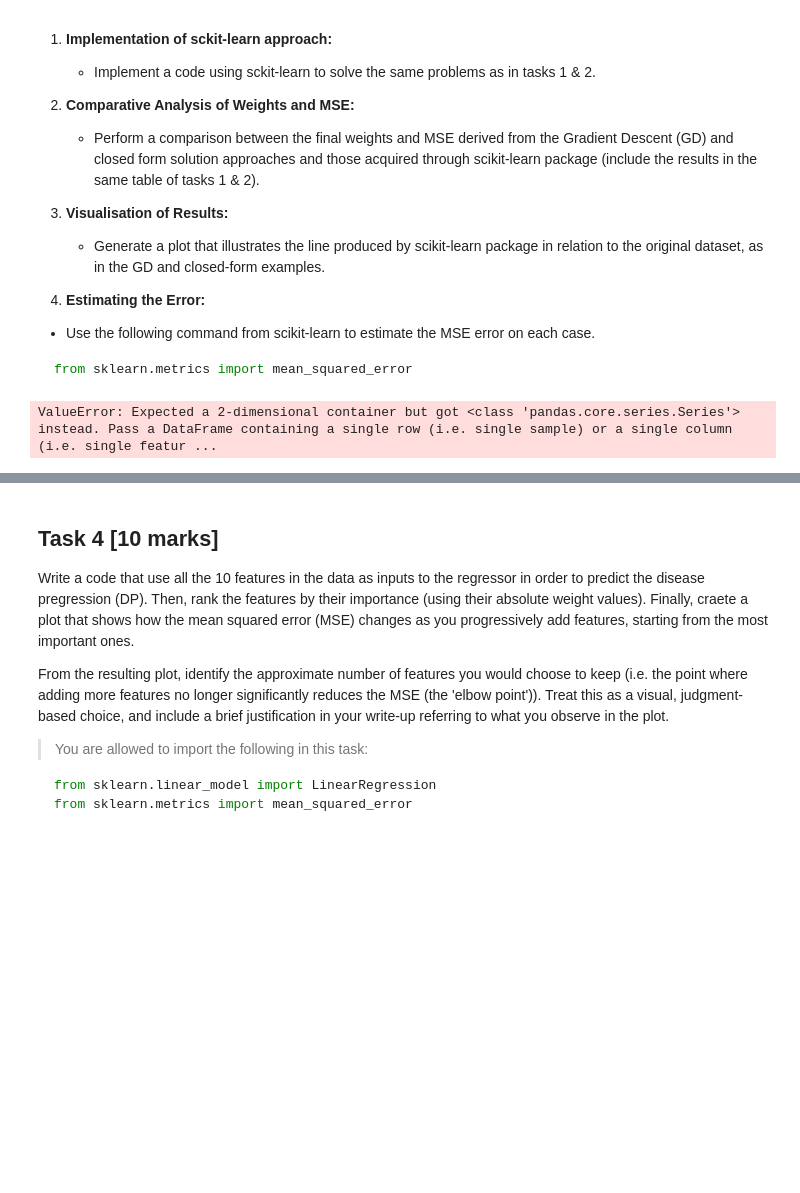
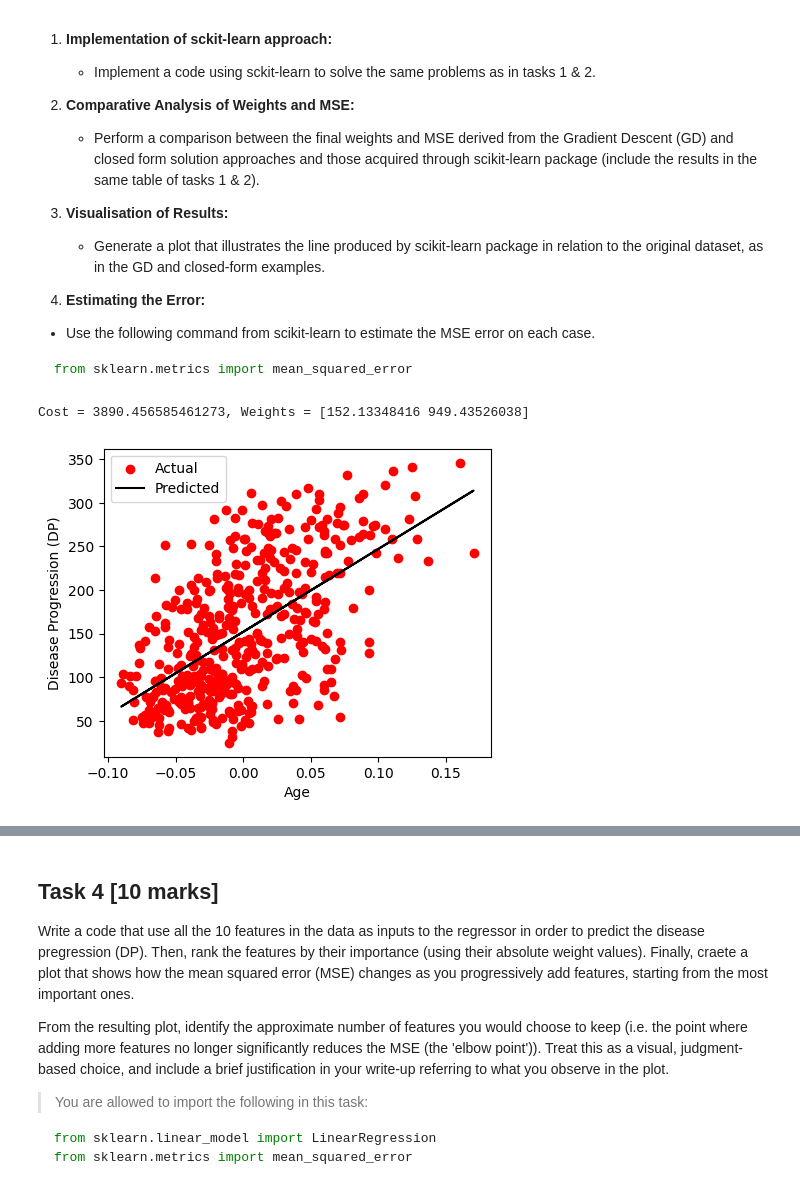
Before and after one commit to rhynero/eeml_cw, a Jupyter notebook: 02_ML_LR.ipynb, the cells around one changed output, grey strips where cells are left out. Cells and saved outputs as stored; diff of their text form; code cells hidden in the pictures; blank space fills up the shorter version.

```diff
--- a/02_ML_LR.ipynb
+++ b/02_ML_LR.ipynb
@@ -438,16 +438,29 @@ from sklearn.linear_model import LinearRegression
 from sklearn.metrics import mean_squared_error
 
 def sci_kit_lin(X, Y):
-  X = np.array(X).reshape(-1, 1)
-  Y = np.array(Y)
+  in_X = np.array(X).reshape(-1, 1)
+  in_Y = np.array(Y)
   model = LinearRegression()
-  model.fit(X, Y)
+  model.fit(in_X, in_Y)
 
-X = diabetes_data["bmi"]
-Y = diabetes_data["DP"]
+  bias = model.intercept_
+  coef = model.coef_[0]
+  W = np.array([bias, coef])
+
+  Y_pred = model.predict(in_X)
+  cost = mean_squared_error(Y, Y_pred)
+
+  print(f"Cost = {cost}, Weights = {W}")
+  X = np.column_stack((np.ones(len(X)),X))
+  plot_line(X, W, Y)
-# %% [output]
-ValueError: Expected a 2-dimensional container but got <class 'pandas.core.series.Series'> instead. Pass a DataFrame containing a single row (i.e. single sample) or a single column (i.e. single featur ...
 # %%
 # Task 3 (continued)
+X = diabetes_data["bmi"]
+Y = diabetes_data["DP"]
+
+sci_kit_lin(X,Y)
+# %% [output]
+Cost = 3890.456585461273, Weights = [152.13348416 949.43526038]
+[figure, added]
 # %%
 # Task 3 (continued)
```
Also changed, not shown: parts of 5 cells of this notebook.
